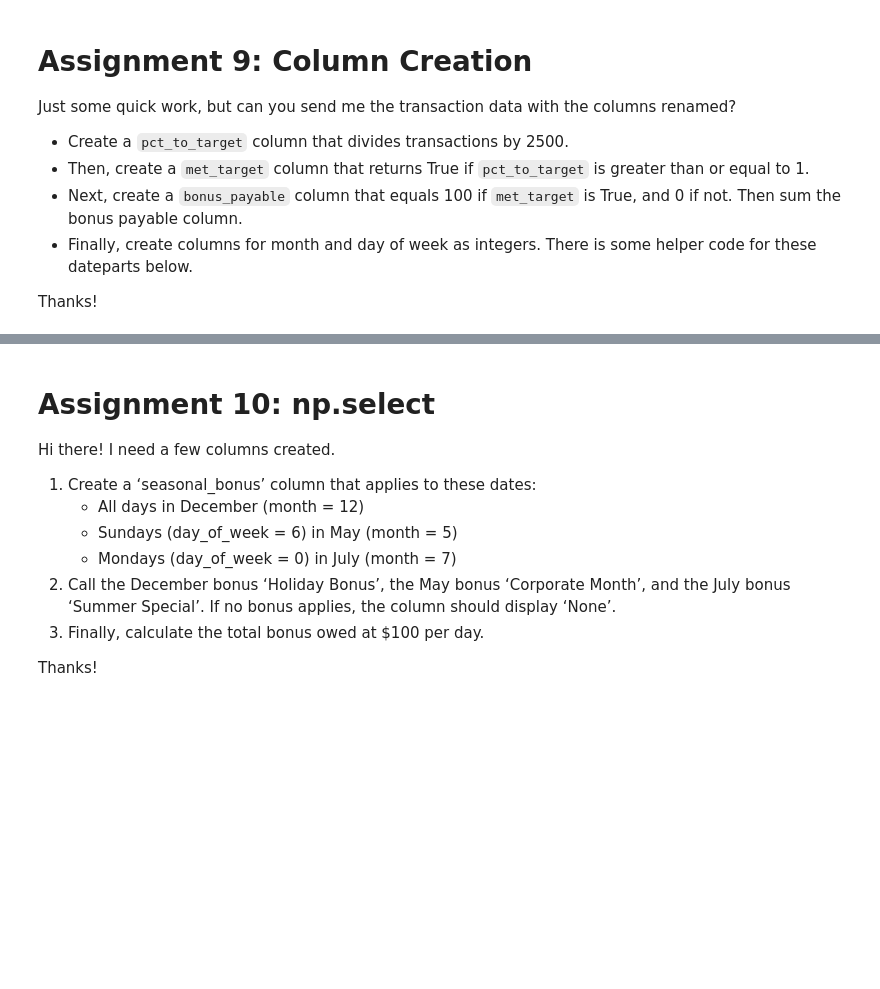
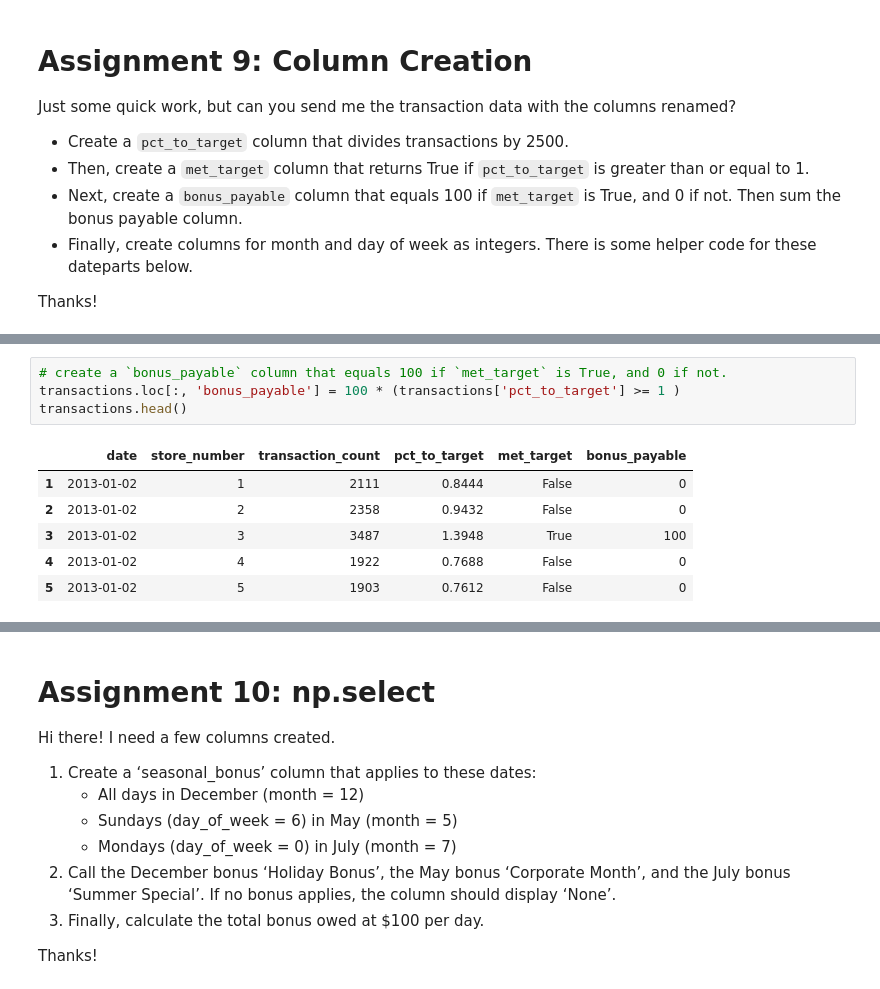
Before and after one commit to jameslaurence82/Udemy-Python_DataAnalysis_NumpyPandas, a Jupyter notebook: Pandas Course Resources/Course_Assignments/section03_DataFrames.ipynb, the cells around one changed output, grey strips where cells are left out. Cells and saved outputs as stored; diff of their text form; blank space fills up the shorter version.

```diff
--- a/Pandas Course Resources/Course_Assignments/section03_DataFrames.ipynb
+++ b/Pandas Course Resources/Course_Assignments/section03_DataFrames.ipynb
@@ -364,0 +472,11 @@ transactions.head()
+# %%
+# create a `bonus_payable` column that equals 100 if `met_target` is True, and 0 if not.
+transactions.loc[:, 'bonus_payable'] = 100 * (transactions['pct_to_target'] >= 1 )
+transactions.head()
+# %% [output]
+|  | date | store_number | transaction_count | pct_to_target | met_target | bonus_payable |
+| 1 | 2013-01-02 | 1 | 2111 | 0.8444 | False | 0 |
+| 2 | 2013-01-02 | 2 | 2358 | 0.9432 | False | 0 |
+| 3 | 2013-01-02 | 3 | 3487 | 1.3948 | True | 100 |
+| 4 | 2013-01-02 | 4 | 1922 | 0.7688 | False | 0 |
+| 5 | 2013-01-02 | 5 | 1903 | 0.7612 | False | 0 |
```
Also changed, not shown: parts of 32 cells of this notebook, 2 other files.
